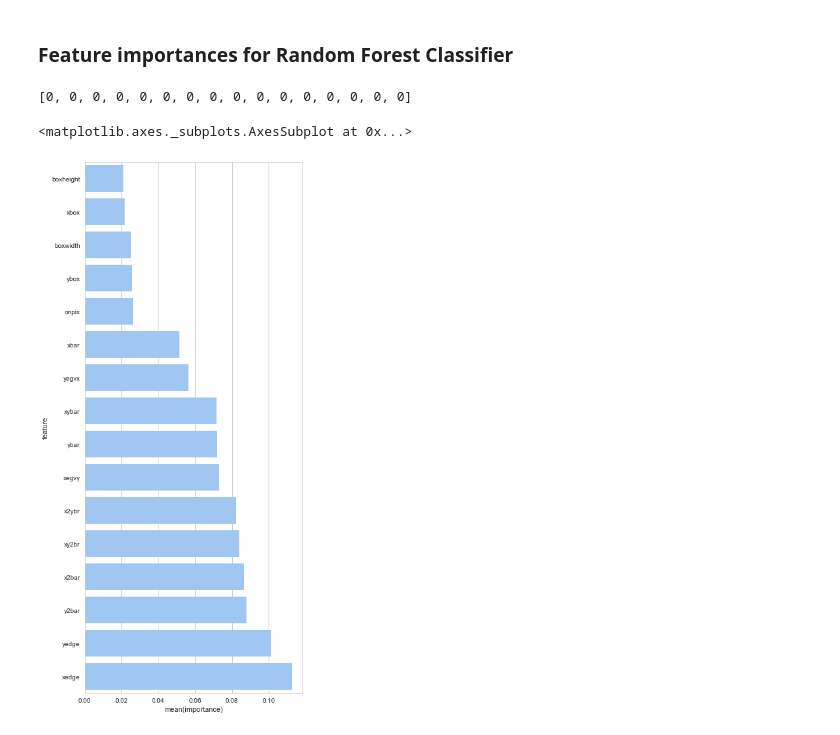
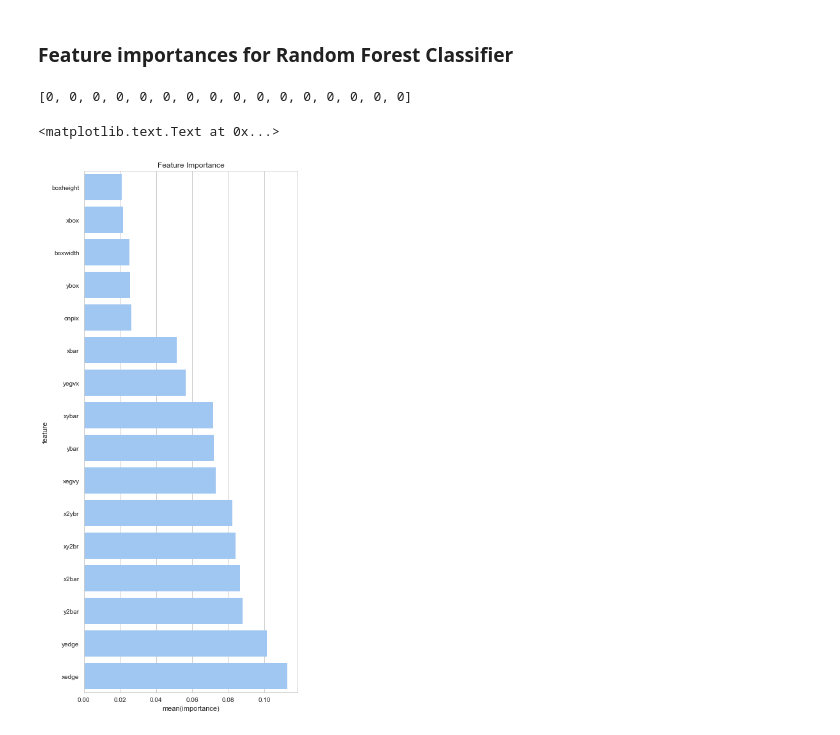
Before and after one commit to ewang24/dataMiningProject, a Jupyter notebook: Data Mining Project-checkpoint.ipynb, the cells around one changed output. Cells and saved outputs as stored; diff of their text form; code cells hidden in the pictures.

```diff
--- a/Data Mining Project-checkpoint.ipynb
+++ b/Data Mining Project-checkpoint.ipynb
@@ -315,33 +315,33 @@ importances = clf.feature_importances_
 # print importances
 indices = np.argsort(importances)
 
 # Sort importances and names by indices
 
 importancesSort = [0]*len(importances)
 print importancesSort
 i = 0
 for x in indices:
     importancesSort[i]=importances[x]
     i+=1
 
 namesSort=[0]*len(names)
 i = 0
 for x in indices:
     namesSort[i]=names[x]
     i+=1
 
 import seaborn as sns
 import matplotlib.pyplot as plt
 sns.set(style="whitegrid")
 
 importances = pd.DataFrame(zip(namesSort,importancesSort),columns=["feature","importance"])
 # print importances
 
 f, ax = plt.subplots(figsize=(6, 15))
 sns.set_color_codes("pastel")
 sns.barplot(x="importance", y="feature", data=importances,
-            label="Total", color="b")
+            label="Total", color="b").set_title('Feature Importance')
 # %% [output]
 [0, 0, 0, 0, 0, 0, 0, 0, 0, 0, 0, 0, 0, 0, 0, 0]
-<matplotlib.axes._subplots.AxesSubplot at 0x...>
+<matplotlib.text.Text at 0x...>
-[figure, old version]
+[figure, new version]
```
Also changed, not shown: parts of 4 cells of this notebook.
